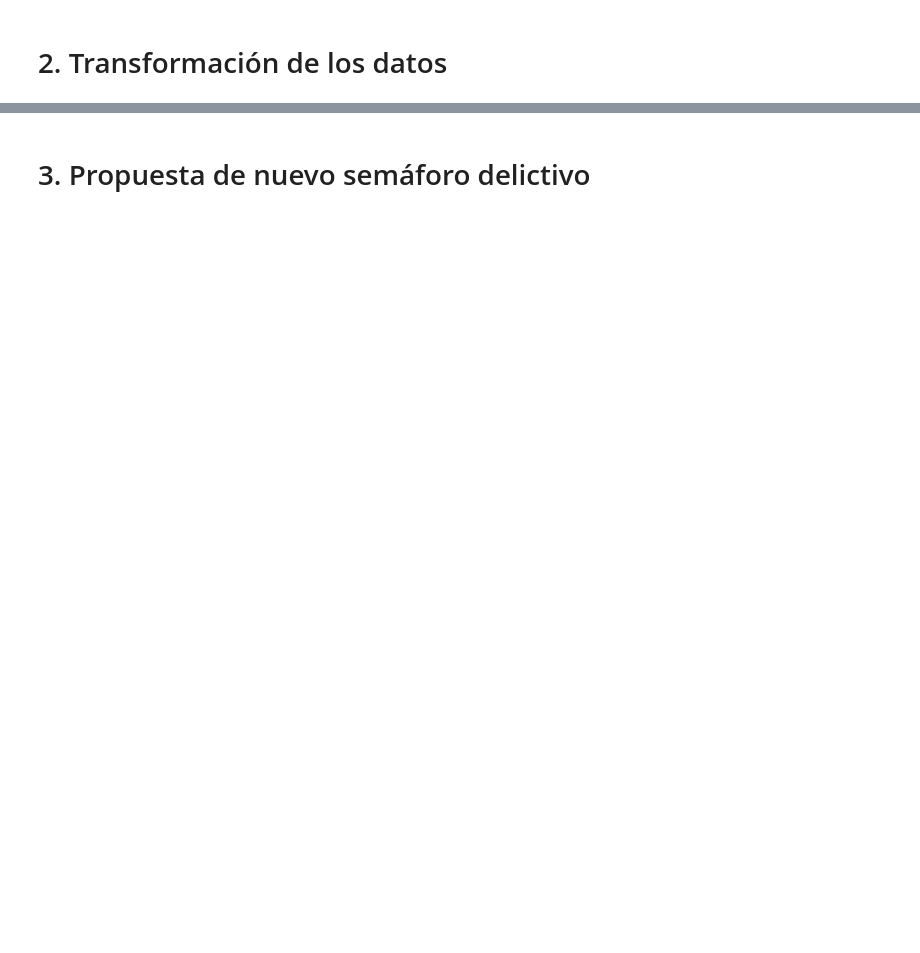
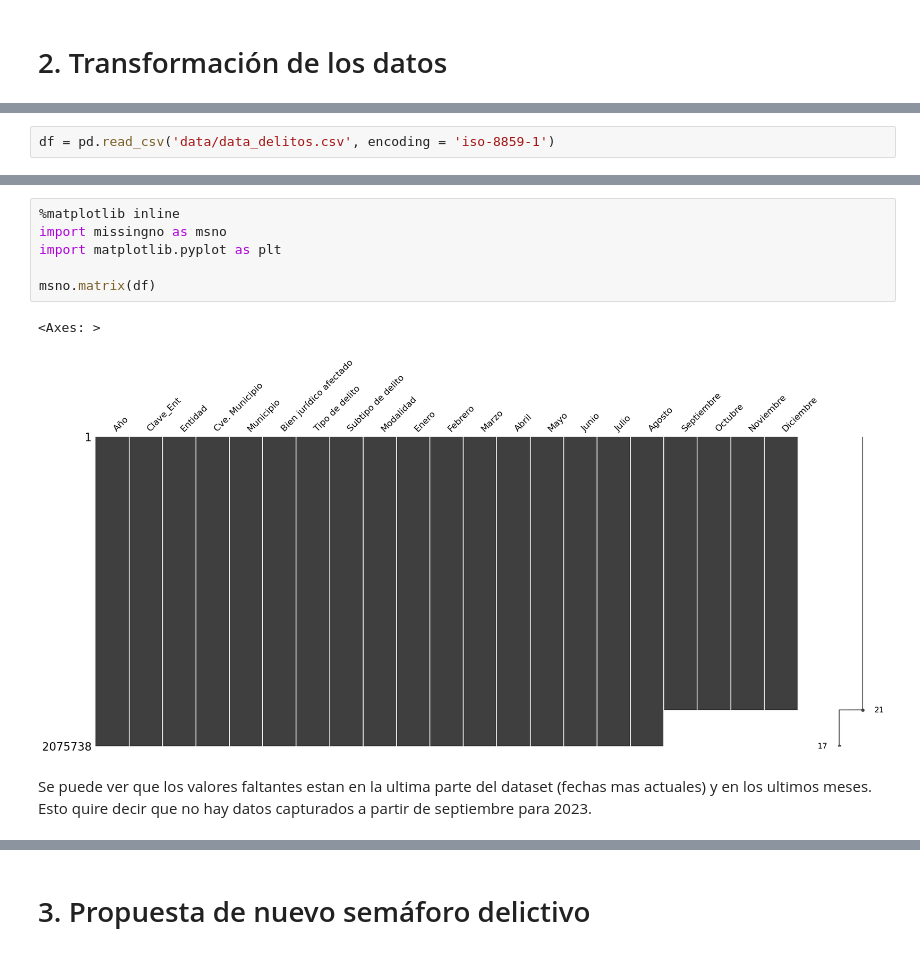
Before and after one commit to la-ciencia-del-delito/semaforo-delictivo, a Jupyter notebook: notebooks/guillermo.ipynb, the cells around one changed output, grey strips where cells are left out. Cells and saved outputs as stored; diff of their text form; blank space fills up the shorter version.

```diff
--- a/notebooks/guillermo.ipynb
+++ b/notebooks/guillermo.ipynb
@@ -110,0 +166,2 @@ a incidencia delictiva, así como sus diccionarios de datos.
+# %%
+df = pd.read_csv('data/data_delitos.csv', encoding = 'iso-8859-1')
@@ -110,0 +194,11 @@ a incidencia delictiva, así como sus diccionarios de datos.
+# %%
+%matplotlib inline
+import missingno as msno
+import matplotlib.pyplot as plt
+
+msno.matrix(df)
+# %% [output]
+<Axes: >
+[figure, added]
+# %% [markdown]
+Se puede ver que los valores faltantes estan en la ultima parte del dataset (fechas mas actuales) y en los ultimos meses. Esto quire decir que no hay datos capturados a partir de septiembre para 2023.
```
Also changed, not shown: parts of 77 cells of this notebook, 4 other files.
